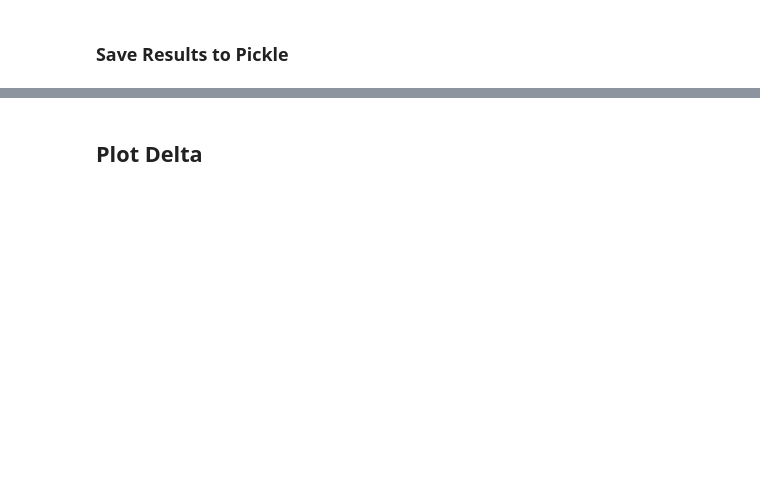
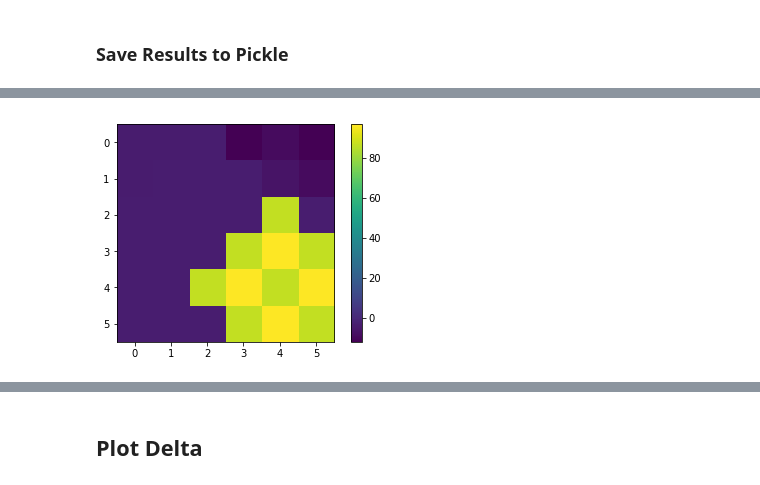
Before and after one commit to aarontan-git/multi_agent_learning, a Jupyter notebook: Notebooks/InvaderDefender.ipynb, the cells around one changed output, grey strips where cells are left out. Drawn from its saved outputs; the diff is of its cells as text; code cells hidden in the pictures; blank space fills up the shorter version.

Commit message:
implemented heatmaps

```diff
--- a/Notebooks/InvaderDefender.ipynb
+++ b/Notebooks/InvaderDefender.ipynb
@@ -321,11 +318,24 @@ with open('G.pickle', 'wb') as handle:
 # %%
-# # uncomment to load U and G
+# uncomment to load U and G
 
-# with open ('U.pickle', 'rb') as handle:
-#     test_U = pickle.load(handle)
+with open ('U.pickle', 'rb') as handle:
+    U = pickle.load(handle)
 
-# with open ('G.pickle', 'rb') as handle:
-#     test_G = pickle.load(handle)
+with open ('G.pickle', 'rb') as handle:
+    G = pickle.load(handle)
 
-# # converged k. This gives the last update to U dict
-# k = 132
+# converged k. This gives the last update to U dict
+k = 132
+# %%
+# initialize policies
+defender_policy = {}
+invader_policy = {}
+state_counter = 0
+
+# policy extraction
+for state in invader_defender.game_state_list:
+    G[tuple(state)] = calculate_payoff(state)
+    defender_policy[tuple(state)], invader_policy[tuple(state)] = equilibrium(G[tuple(state)])
+    clear_output(wait=True)
+    state_counter += 1
+    display('State: ' + str(state_counter))
@@ -331,0 +346,11 @@ with open('G.pickle', 'wb') as handle:
+# %%
+# create a list of states that fixes the defender's starting position
+fixed_defender_state_list = []
+for invader_state in invader_defender.states:
+    fixed_defender_state = [0, 5] + invader_state
+    fixed_defender_state_list.append(fixed_defender_state)
+
+# create invader heatmap
+invader_map = np.zeros([6,6])
+for state in fixed_defender_state_list:
+    invader_map[state[2], state[3]] = U[k][tuple(state)]*-1 # -1 for invaders perspective
@@ -331,0 +372,7 @@ with open('G.pickle', 'wb') as handle:
+# %%
+# if the defender is fixed at the bottom left corner, this heatmap shows the invader's rewards
+plt.imshow(invader_map, interpolation='nearest')
+plt.colorbar()
+plt.show()
+# %% [output]
+[figure, added]
```
Also changed, not shown: parts of 13 cells of this notebook.
